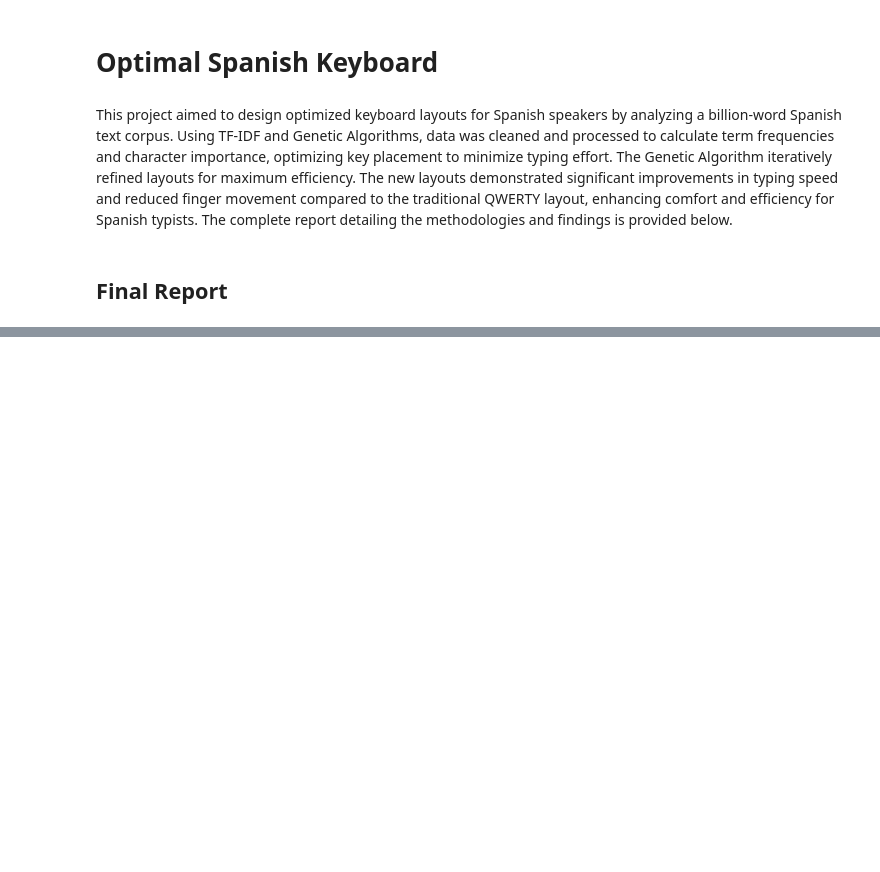
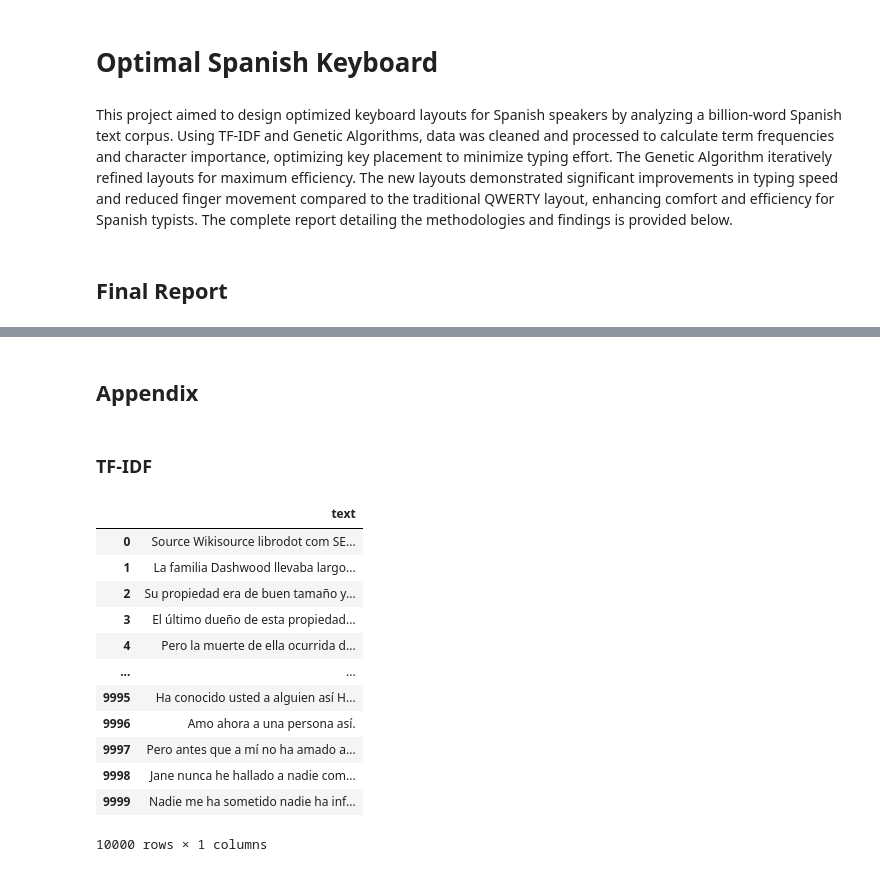
Before and after one commit to raquelovadia/raquelovadia.github.io, a Jupyter notebook: _sources/docs/CX4240.ipynb, the cells around one changed output, grey strips where cells are left out. Saved outputs shown, nothing was run; the diff lists cells and outputs as text; code cells hidden in the pictures; blank space fills up the shorter version.

```diff
--- a/_sources/docs/CX4240.ipynb
+++ b/_sources/docs/CX4240.ipynb
@@ -9,3 +9,7 @@ from IPython.display import IFrame
 IFrame("../_static/Optimal Spanish Keyboard.pdf", width=790, height=1000)
 # %% [output]
 [interactive output not drawn]
+# %% [markdown]
+## Appendix
+# %% [markdown]
+### TF-IDF
@@ -11,0 +21,22 @@ IFrame("../_static/Optimal Spanish Keyboard.pdf", width=790, height=1000)
+# %%
+characters = [chr(i) for i in range(97, 111)] + ['ñ'] + [chr(i) for i in range(111, 123)] + ['.', ',', '´']  # a-m, ñ, n-z, ., ,, ´
+
+df = pd.read_csv('spanish_billion_words10000.csv')
+for i in range(len(df)):
+  df.loc[i,'text'] = df.loc[i,'text']+'.'
+# %%
+df
+# %% [output]
+|  | text |
+| 0 | Source Wikisource librodot com SE... |
+| 1 | La familia Dashwood llevaba largo... |
+| 2 | Su propiedad era de buen tamaño y... |
+| 3 | El último dueño de esta propiedad... |
+| 4 | Pero la muerte de ella ocurrida d... |
+| ... | ... |
+| 9995 | Ha conocido usted a alguien así H... |
+| 9996 | Amo ahora a una persona así. |
+| 9997 | Pero antes que a mí no ha amado a... |
+| 9998 | Jane nunca he hallado a nadie com... |
+| 9999 | Nadie me ha sometido nadie ha inf... |
+10000 rows × 1 columns
```
Also changed, not shown: parts of 38 cells of this notebook, 33 other files.
